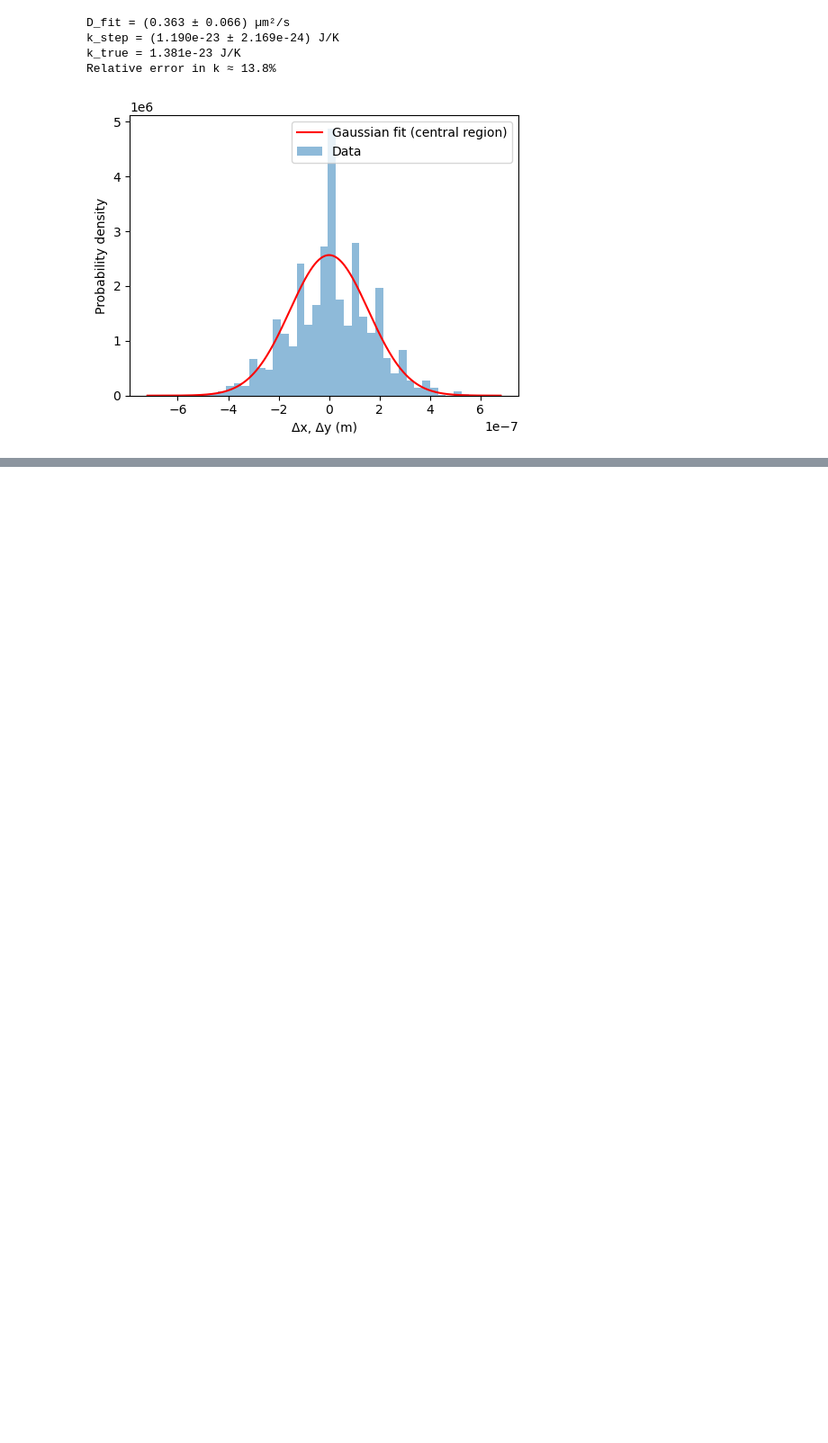
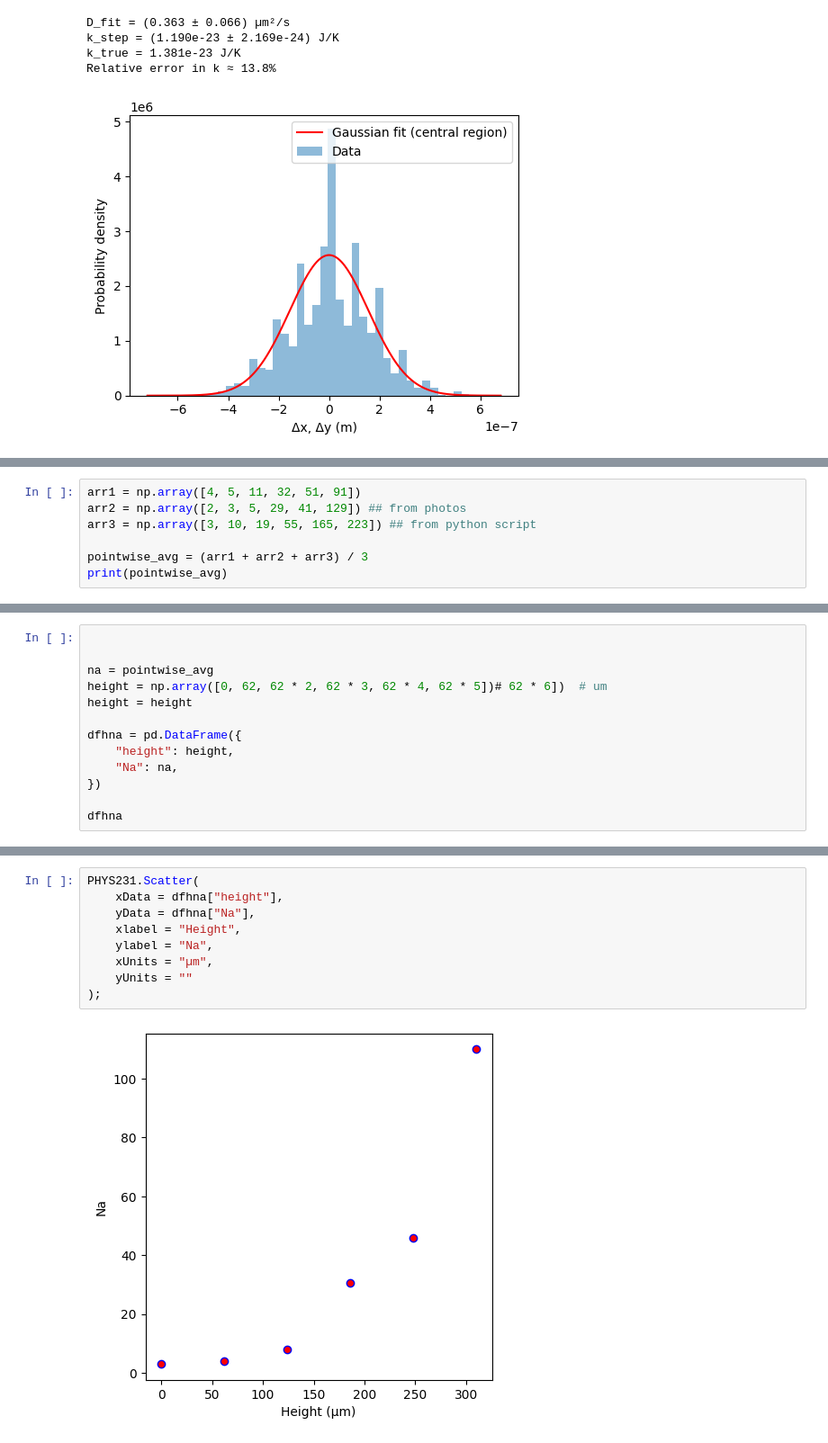
Before and after one commit to GavidD/phys232-labs, a Jupyter notebook: Brownian_Motion/Brownian Motion.ipynb, the cells around one changed output, grey strips where cells are left out. Shown at 90% size. Drawn from its saved outputs; the diff is of its cells as text; blank space fills up the shorter version.

```diff
--- a/Brownian_Motion/Brownian Motion.ipynb
+++ b/Brownian_Motion/Brownian Motion.ipynb
@@ -719,0 +876,7 @@ Relative error in k ≈ 13.8%
+# %%
+arr1 = np.array([4, 5, 11, 32, 51, 91])
+arr2 = np.array([2, 3, 5, 29, 41, 129]) ## from photos
+arr3 = np.array([3, 10, 19, 55, 165, 223]) ## from python script
+
+pointwise_avg = (arr1 + arr2 + arr3) / 3
+print(pointwise_avg)
@@ -719,0 +885,13 @@ Relative error in k ≈ 13.8%
+# %%
+
+
+na = pointwise_avg
+height = np.array([0, 62, 62 * 2, 62 * 3, 62 * 4, 62 * 5])# 62 * 6])  # um
+height = height
+
+dfhna = pd.DataFrame({
+    "height": height,
+    "Na": na,
+})
+
+dfhna
@@ -719,0 +906,11 @@ Relative error in k ≈ 13.8%
+# %%
+PHYS231.Scatter(
+    xData = dfhna["height"],
+    yData = dfhna["Na"],
+    xlabel = "Height",
+    ylabel = "Na",
+    xUnits = "µm",
+    yUnits = ""
+);
+# %% [output]
+[figure, added]
```
Also changed, not shown: parts of 10 cells of this notebook.
